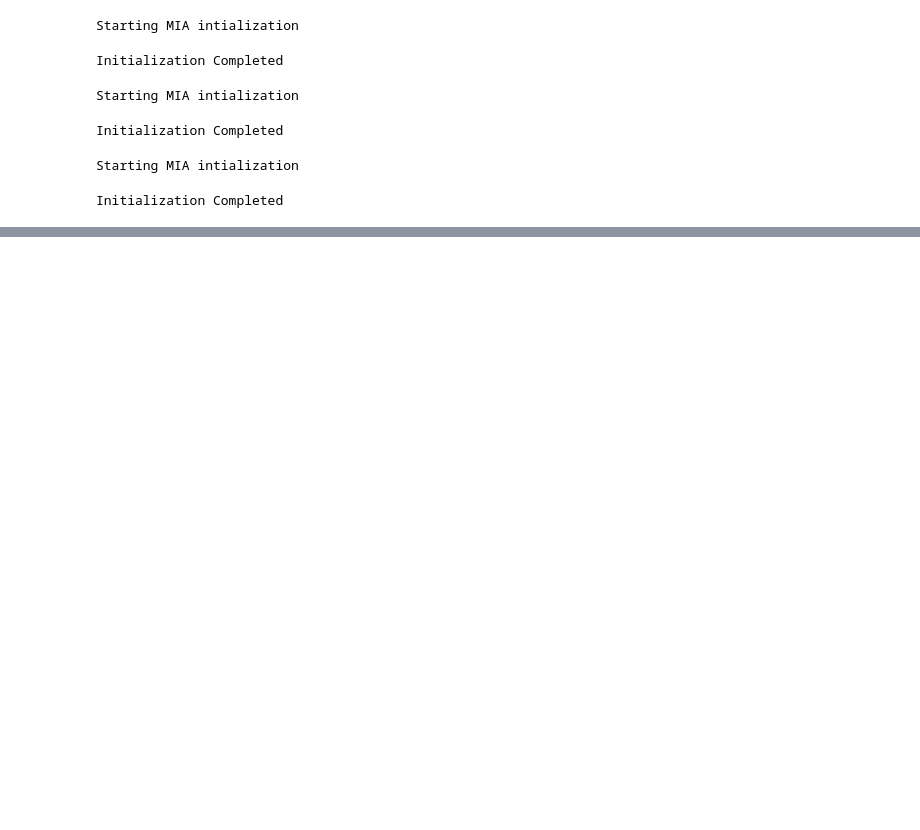
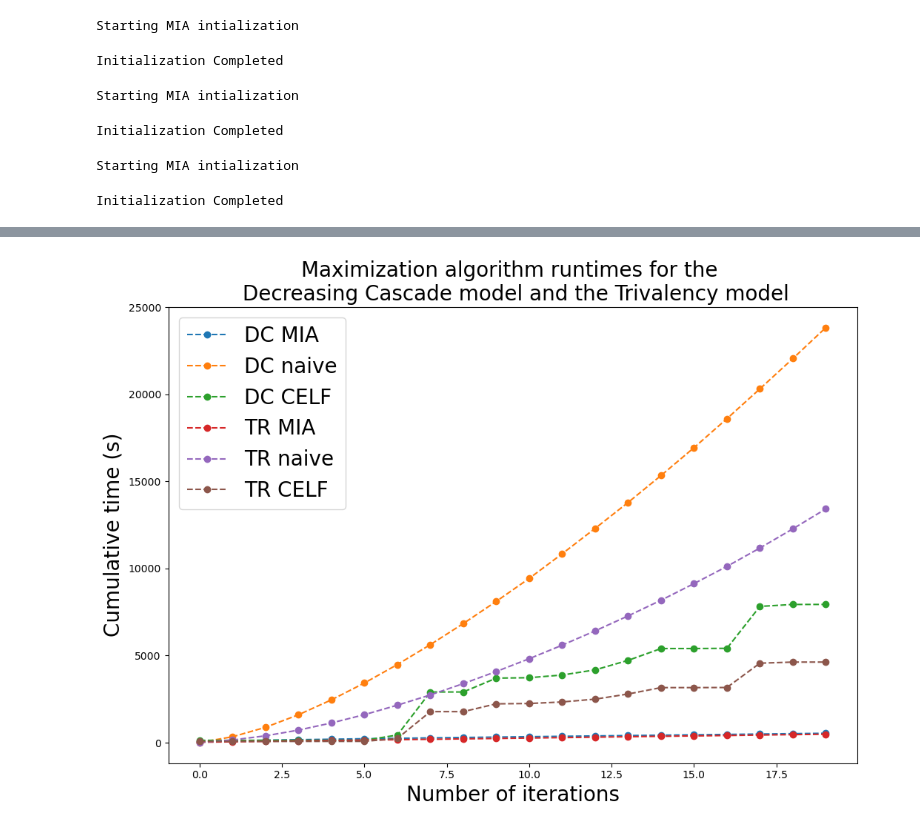
Before and after one commit to davidguzmanp/Influence-Maximization-in-Twitter-as-a-Social-Network-Graph, a Jupyter notebook: David/MIA_twitter_PB_comparisons runtime.ipynb, the cells around one changed output, grey strips where cells are left out. Saved outputs shown, nothing was run; the diff lists cells and outputs as text; code cells hidden in the pictures; blank space fills up the shorter version.

```diff
--- a/David/MIA_twitter_PB_comparisons runtime.ipynb
+++ b/David/MIA_twitter_PB_comparisons runtime.ipynb
@@ -174,0 +291,43 @@ plt.show()
+# %%
+# plot the cumulative timings for the MIA algorithm as a function of the number of iterations
+#calculate the cumulative sum of the timings
+
+# make bigger
+plt.rcParams['figure.figsize'] = [12, 8]
+
+cumulative_timings_dc = np.cumsum(timings_dc)
+
+#plot the cumulative timings
+
+plt.plot(cumulative_timings_dc,'o--', label='DC MIA')
+
+# plot the naive timings
+
+plt.plot(times_DC,'o--', label='DC naive')
+
+# plot the celf timings
+
+
+plt.plot(celf_DC_time,'o--', label='DC CELF')
+
+#plot the cumulative timings
+
+plt.plot(cumulative_timings_tr,'o--', label='TR MIA')
+
+
+# plot the naive timings
+
+plt.plot(times_TR,'o--', label='TR naive')
+
+# plot the celf timings
+
+plt.plot(celf_TR_time,'o--', label='TR CELF')
+
+plt.xlabel('Number of iterations', fontsize=20)
+plt.ylabel('Cumulative time (s)', fontsize=20)
+plt.title('Maximization algorithm runtimes for the \n Decreasing Cascade model and the Trivalency model', fontsize=20)
+
+plt.legend(fontsize=20)
+plt.show()
+# %% [output]
+[figure, added]
```
Also changed, not shown: parts of 8 cells of this notebook, 13 other files.
